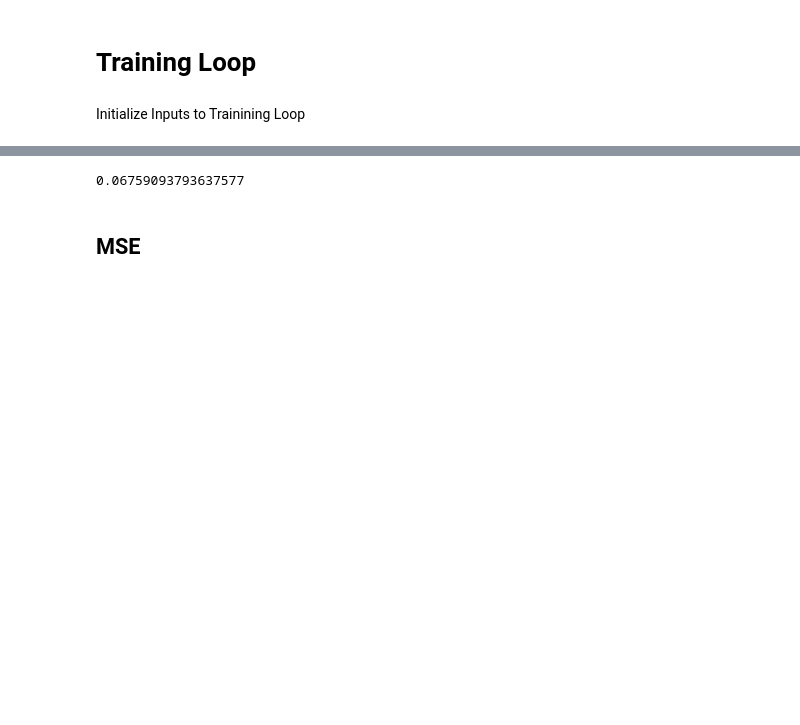
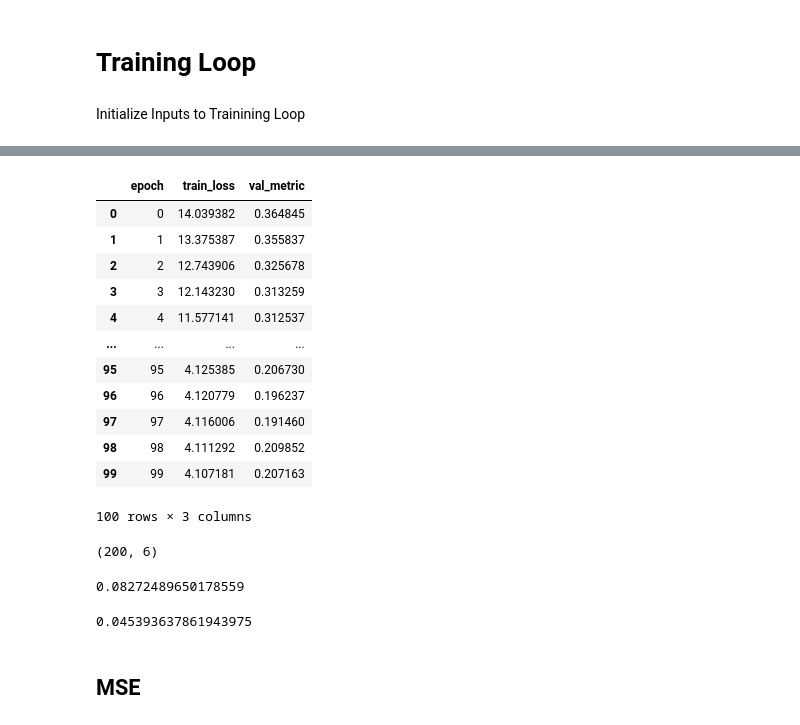
Before and after one commit to biltang/decision-focused-learning, a Jupyter notebook: notebooks/shortest_path_example.ipynb, the cells around one changed output, grey strips where cells are left out. Drawn from its saved outputs; the diff is of its cells as text; code cells hidden in the pictures; blank space fills up the shorter version.

```diff
--- a/notebooks/shortest_path_example.ipynb
+++ b/notebooks/shortest_path_example.ipynb
@@ -100,4 +103,4 @@ def shortest_path_solver(costs, size, sens = 1e-4):
     # Dimension (samples, num edges)
     obj = torch.sum(sol * costs, axis=1)
     # Dimension (samples, 1)
-    return sol, obj.reshape(-1,1)
+    return sol.to(torch.float32), obj.reshape(-1,1).to(torch.float32)
@@ -103,0 +113,29 @@ def shortest_path_solver(costs, size, sens = 1e-4):
+# %%
+torch.manual_seed(105)
+indices_arr = torch.randperm(100000)
+indices_arr_test = torch.randperm(100000)
+
+sim = 0
+n_arr = [200, 400, 800, 1600]
+ep_arr = ['unif', 'normal']
+trials = 100
+
+exp_arr = []
+for n in n_arr:
+    for ep in ep_arr:
+        for t in range(trials):
+            exp_arr.append([n, ep, t])
+
+# setup
+exp = exp_arr[0]
+ep_type = exp[1]
+trial = exp[2]
+
+# generate data
+grid = (5, 5)  # grid size
+num_data = exp[0]  # number of training data
+num_feat = 5  # size of feature
+deg = 6  # polynomial degree
+e = .3  # noise width
+
+print(num_data, ep_type, trial)
@@ -200,7 +1009,7 @@ train_dict = {}
 val_dict = {}
 
 for key, value in final_data.items():
-    train_data, val_data = train_test_split(value, test_size=0.2, random_state=42)
+    train_data, val_data = train_test_split(value, test_size=200, random_state=42)
     train_dict[key] = train_data
     val_dict[key] = val_data
 
@@ -208,7 +1017,7 @@ for key, value in final_data.items():
 # double checking the splitting is done correctly
 # Splitting indices
 indices = np.arange(len(next(iter(final_data.values()))))
-train_indices, val_indices = train_test_split(indices, test_size=0.2, random_state=42)
+train_indices, val_indices = train_test_split(indices, test_size=200, random_state=42)
 
 for key in final_data.keys():
     train_same = (final_data[key][train_indices] == train_dict[key]).all()
@@ -243,8 +1052,9 @@ metrics, trained_model = train(pred_model=pred_model,
                 loss_fn=loss_fn,
                 train_data_dict=train_data_dict,
                 val_data_dict=val_data_dict,
+                dataloader_params={'batch_size':200, 'shuffle':True},
                 num_epochs=100,
-                lr=0.1,
-                scheduler_params={'step_size': 10, 'gamma': 0.1},
+                lr=0.01,
+                scheduler_params=None, #{'step_size': 10, 'gamma': 0.1},
                 minimization=True)
 # %% [output]
@@ -268,10 +1078,37 @@ metrics, trained_model = train(pred_model=pred_model,
+# %%
+metrics
+# %% [output]
+|  | epoch | train_loss | val_metric |
+| 0 | 0 | 14.039382 | 0.364845 |
+| 1 | 1 | 13.375387 | 0.355837 |
+| 2 | 2 | 12.743906 | 0.325678 |
+| 3 | 3 | 12.143230 | 0.313259 |
+| 4 | 4 | 11.577141 | 0.312537 |
+| ... | ... | ... | ... |
+| 95 | 95 | 4.125385 | 0.206730 |
+| 96 | 96 | 4.120779 | 0.196237 |
+| 97 | 97 | 4.116006 | 0.191460 |
+| 98 | 98 | 4.111292 | 0.209852 |
+| 99 | 99 | 4.107181 | 0.207163 |
+100 rows × 3 columns
+# %%
+val_dict['X'].shape
+# %% [output]
+(200, 6)
+# %%
+val_regret = calc_test_regret(pred_model=trained_model,
+                               test_data_dict=val_dict,
+                               optmodel=optmodel)
+print(val_regret)
+# %% [output]
+0.08272489650178559
 # %%
-test_regret = calc_test_regret(pred_model=pred_model,
-                               test_data_dict=final_data_test,
+test_regret = calc_test_regret(pred_model=trained_model,
+                               test_data_dict=final_data_test, #final_data_te,
                                optmodel=optmodel)
 print(test_regret)
 # %% [output]
-0.06759093793637577
+0.045393637861943975
 # %% [markdown]
 ## MSE
 # %%
```
Also changed, not shown: parts of 86 cells of this notebook, 1 other file.
